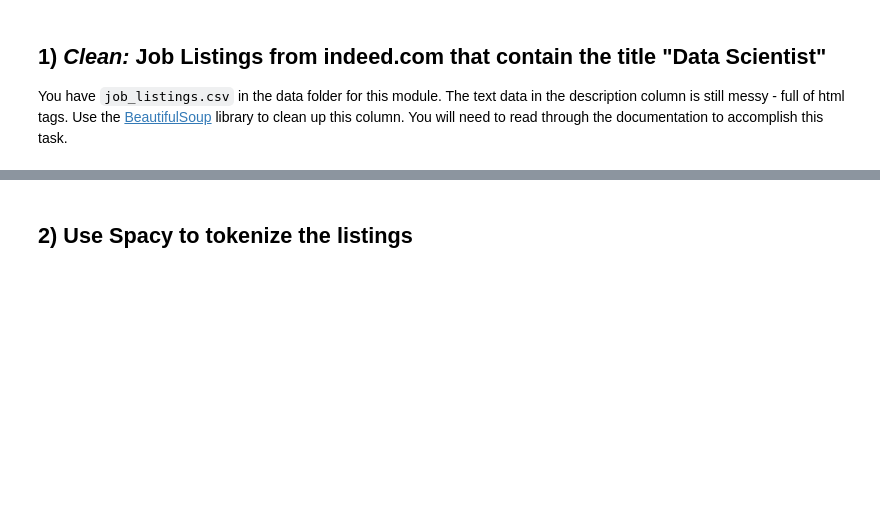
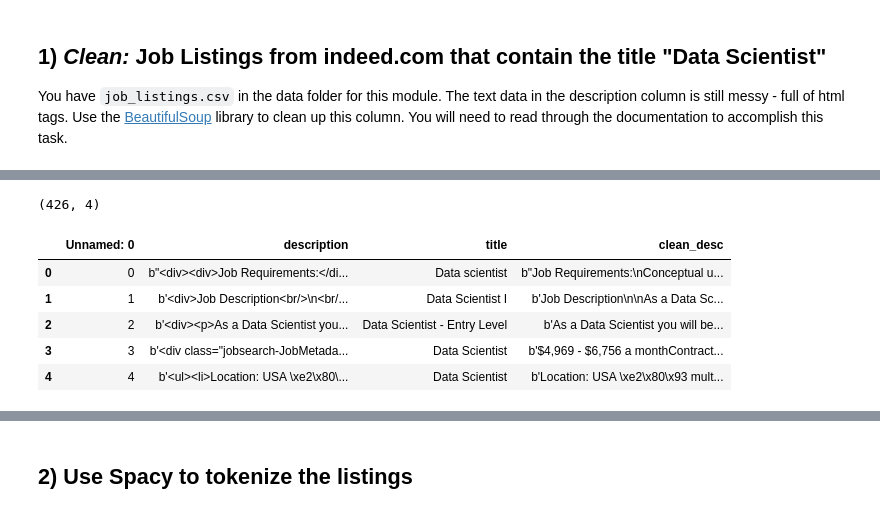
Before and after one commit to ekselan/DS-Unit-4-Sprint-1-NLP, a Jupyter notebook: module2-vector-representations/ABW_DS_412_Vector_Reps_Assignment.ipynb, the cells around one changed output, grey strips where cells are left out. Cells and saved outputs as stored; diff of their text form; code cells hidden in the pictures; blank space fills up the shorter version.

```diff
--- a/module2-vector-representations/ABW_DS_412_Vector_Reps_Assignment.ipynb
+++ b/module2-vector-representations/ABW_DS_412_Vector_Reps_Assignment.ipynb
@@ -27,0 +39,15 @@ raise Exception("\nThis task is not complete. \nReplace this line with your code
+# %%
+def clean_description(desc):
+    soup = BeautifulSoup(desc)
+    return soup.get_text()
+df['clean_desc'] = df['description'].apply(clean_description)
+print(df.shape)
+df.head()
+# %% [output]
+(426, 4)
+|  | Unnamed: 0 | description | title | clean_desc |
+| 0 | 0 | b"<div><div>Job Requirements:</di... | Data scientist | b"Job Requirements:\nConceptual u... |
+| 1 | 1 | b'<div>Job Description<br/>\n<br/... | Data Scientist I | b'Job Description\n\nAs a Data Sc... |
+| 2 | 2 | b'<div><p>As a Data Scientist you... | Data Scientist - Entry Level | b'As a Data Scientist you will be... |
+| 3 | 3 | b'<div class="jobsearch-JobMetada... | Data Scientist | b'$4,969 - $6,756 a monthContract... |
+| 4 | 4 | b'<ul><li>Location: USA \xe2\x80\... | Data Scientist | b'Location: USA \xe2\x80\x93 mult... |
```
Also changed, not shown: parts of 35 cells of this notebook, 1 other file.
